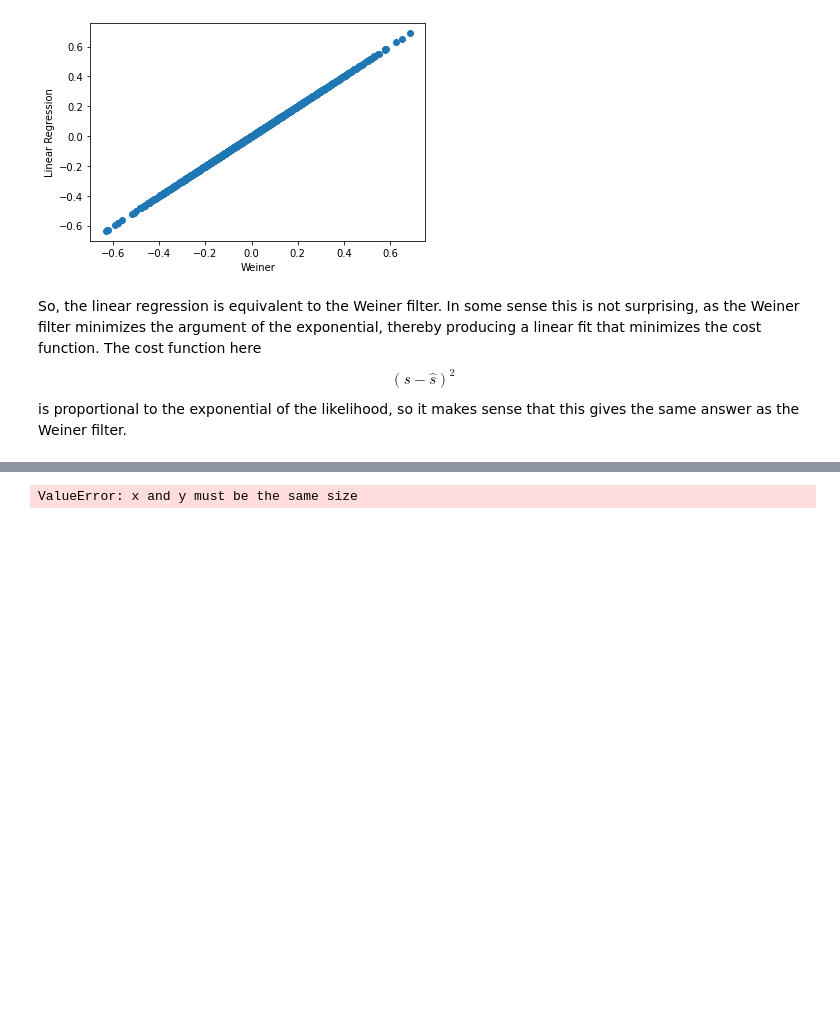
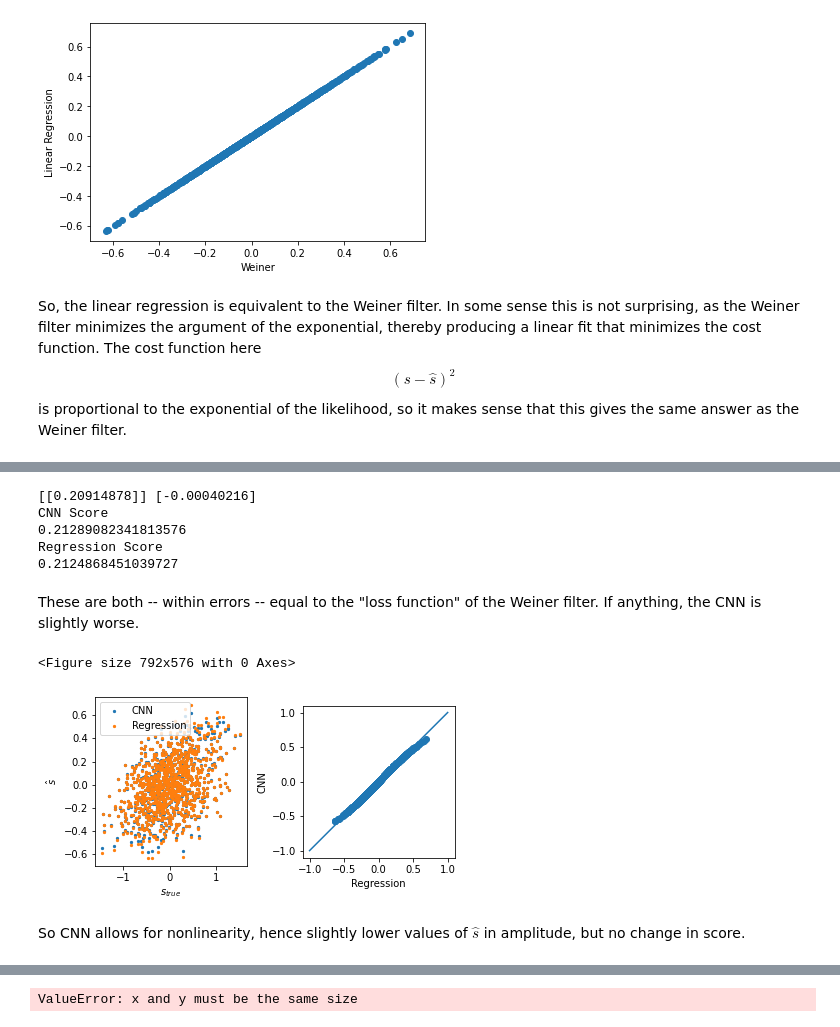
Before and after one commit to dodelson/aiphysics, a Jupyter notebook: weiner_emcee.ipynb, the cells around one changed output, grey strips where cells are left out. Saved outputs shown, nothing was run; the diff lists cells and outputs as text; code cells hidden in the pictures; blank space fills up the shorter version.

```diff
--- a/weiner_emcee.ipynb
+++ b/weiner_emcee.ipynb
@@ -425,3 +436,9 @@ So, the linear regression is equivalent to the Weiner filter. In some sense this
 #import tensorflow as tf
 from tensorflow import keras
 model=keras.models.Sequential()
+# %%
+model.add(keras.layers.Dense(1,activation ='tanh',input_shape=[1]))
+#model.add(keras.layers.Dense(1,activation ='softmax'))
+# %%
+model.compile(loss='mse')
+model.summary()
@@ -427,0 +456,2 @@ model=keras.models.Sequential()
+# %%
+history=model.fit(X_train,y_train,epochs=30)
@@ -427,0 +476,37 @@ model=keras.models.Sequential()
+# %%
+weights,biases=model.get_weights()
+print(weights,biases)
+print('CNN Score')
+print(np.std(model.predict(X_test)-y_test)**2)
+print('Regression Score')
+print(np.std(regfit-y_test)**2)
+# %% [output]
+[[0.20914878]] [-0.00040216]
+CNN Score
+0.21289082341813576
+Regression Score
+0.2124868451039727
+# %% [markdown]
+These are both -- within errors -- equal to the "loss function" of the Weiner filter. If anything, the CNN is slightly worse.
+# %%
+plt.figure(figsize=(11,8))
+fig, ax = plt.subplots(1, 2)
+plt.subplot(121)
+ax[0].scatter(y_test,model.predict(X_test),label='CNN',s=5)
+ax[0].set_aspect(2.5)
+plt.xlabel('$s_{true}$')
+plt.ylabel('$\hat s$')
+ax[0].scatter(y_test,regfit,label='Regression',s=5)
+plt.legend()
+plt.subplot(122)
+ax[1].scatter(regfit,model.predict(X_test))
+ax[1].set_aspect(1)
+plt.ylabel('CNN')
+plt.xlabel('Regression')
+ax[1].plot([-1,1],[-1,1])
+fig.tight_layout()
+# %% [output]
+<Figure size 792x576 with 0 Axes>
+[figure, added]
+# %% [markdown]
+So CNN allows for nonlinearity, hence slightly lower values of $\hat s$ in amplitude, but no change in score.
```
Also changed, not shown: parts of 37 cells of this notebook.
